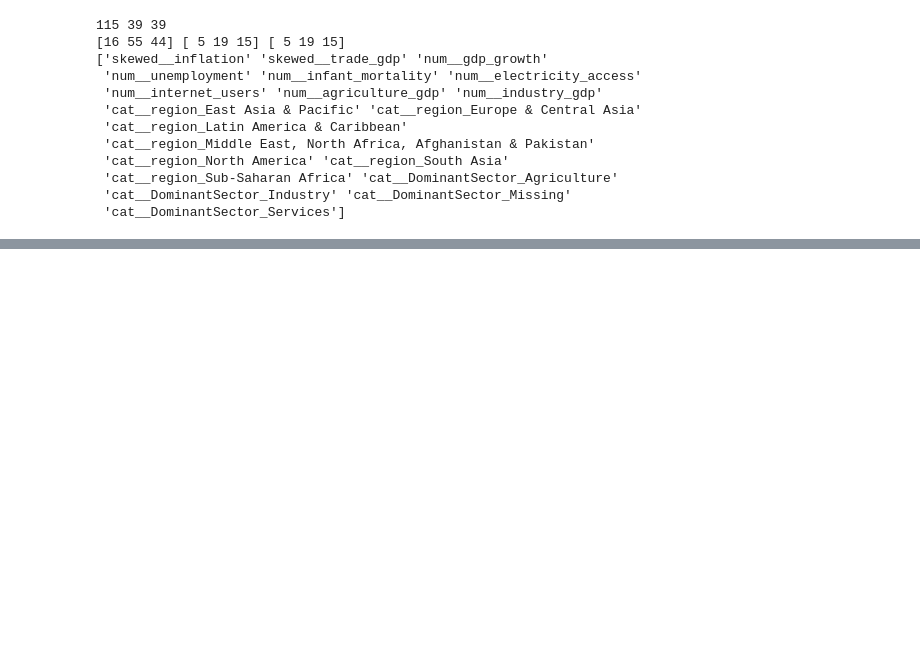
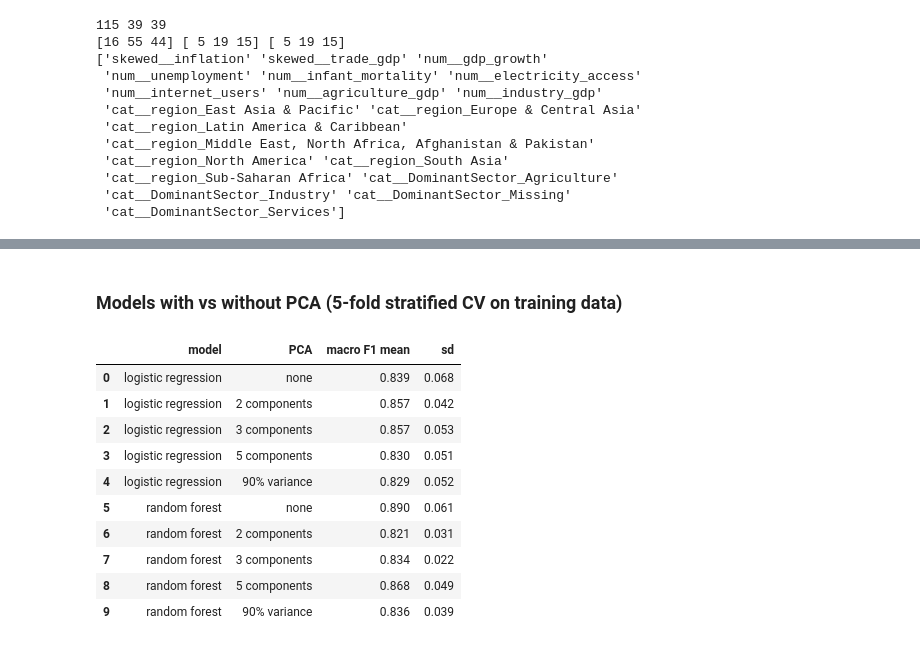
Before and after one commit to tanishjain0911-beep/ds203-hdi-classification, a Jupyter notebook: notebooks/03a_preprocessing.ipynb, the cells around one changed output, grey strips where cells are left out. Cells and saved outputs as stored; diff of their text form; code cells hidden in the pictures; blank space fills up the shorter version.

```diff
--- a/notebooks/03a_preprocessing.ipynb
+++ b/notebooks/03a_preprocessing.ipynb
@@ -28,0 +129,28 @@ print(pre.get_feature_names_out())
+# %% [markdown]
+### Models with vs without PCA (5-fold stratified CV on training data)
+# %%
+rows = []
+for mname, model in models.items():
+    for k in [None, 2, 3, 5, 0.90]:
+        steps = [("pre", make_preprocessor())]
+        if k is not None:
+            steps.append(("pca", PCA(n_components=k, random_state=SEED)))
+        steps.append(("clf", model))
+        s = cross_val_score(Pipeline(steps), X_train, y_train, cv=cv, scoring="f1_macro")
+        rows.append({"model": mname,
+                     "PCA": "none" if k is None else ("90% variance" if k == 0.90 else f"{k} components"),
+                     "macro F1 mean": round(s.mean(), 3), "sd": round(s.std(), 3)})
+pca_table = pd.DataFrame(rows)
+pca_table
+# %% [output]
+|  | model | PCA | macro F1 mean | sd |
+| 0 | logistic regression | none | 0.839 | 0.068 |
+| 1 | logistic regression | 2 components | 0.857 | 0.042 |
+| 2 | logistic regression | 3 components | 0.857 | 0.053 |
+| 3 | logistic regression | 5 components | 0.830 | 0.051 |
+| 4 | logistic regression | 90% variance | 0.829 | 0.052 |
+| 5 | random forest | none | 0.890 | 0.061 |
+| 6 | random forest | 2 components | 0.821 | 0.031 |
+| 7 | random forest | 3 components | 0.834 | 0.022 |
+| 8 | random forest | 5 components | 0.868 | 0.049 |
+| 9 | random forest | 90% variance | 0.836 | 0.039 |
```
Also changed, not shown: parts of 13 cells of this notebook, 3 other files.
